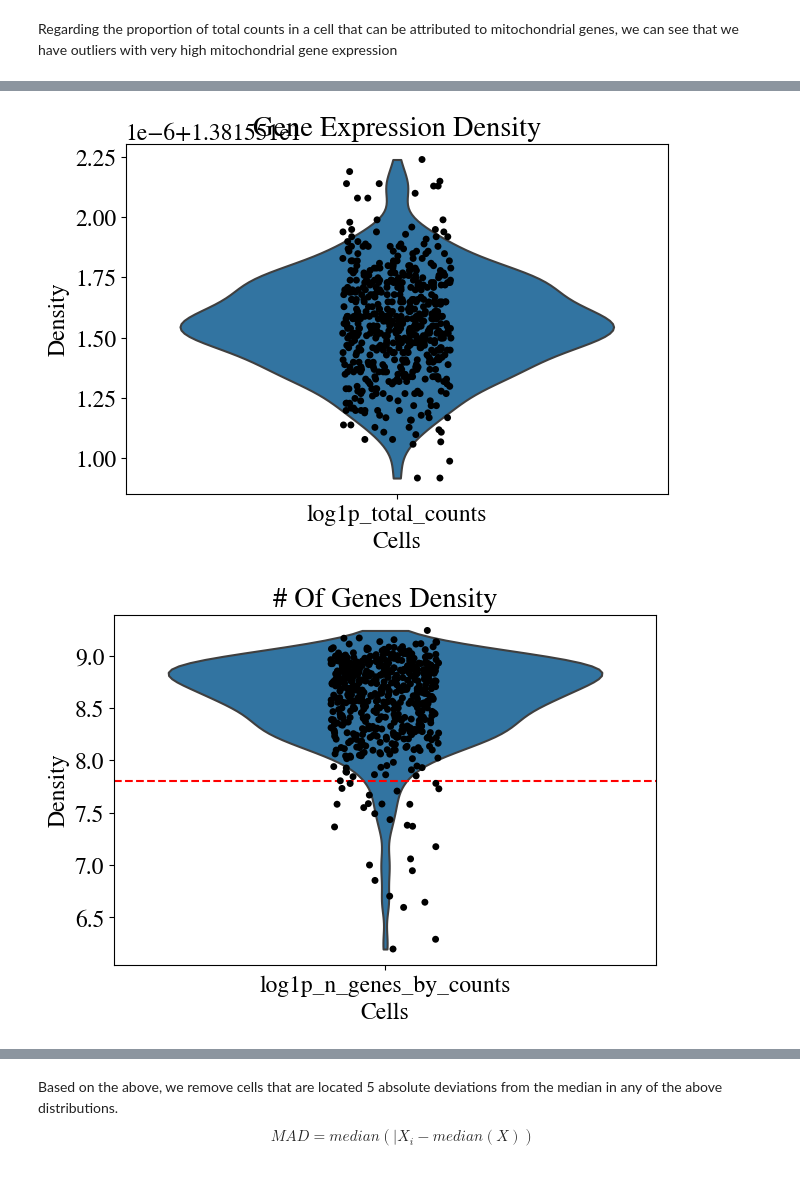
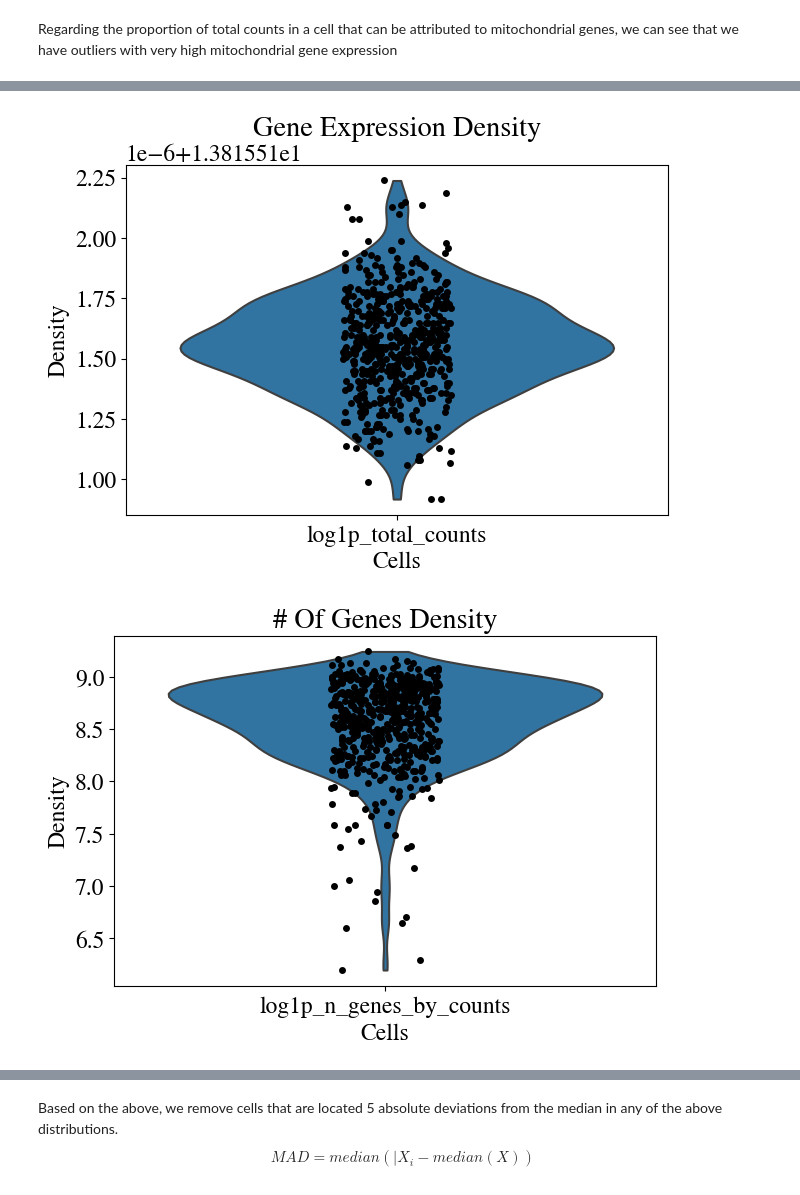
Before and after one commit to KyriakosPsa/BreastCancer-SingleCell, a Jupyter notebook: preprocessing.ipynb, the cells around one changed output, grey strips where cells are left out. Cells and saved outputs as stored; diff of their text form; code cells hidden in the pictures.

```diff
--- a/preprocessing.ipynb
+++ b/preprocessing.ipynb
@@ -78,6 +75,7 @@ We have a counts matrix with 563 observations and 57915 genes. As you can see in
 cadata = adata[14:]
 print(f"Cell adata obvervations: {cadata.obs_names}\n")
 padata = adata[:14]
+padata = padata[padata.obs_names != 'BC01_Tumor']
 print(f"Pool cell adata observations: {padata.obs_names}\n")
 # %% [output]
 Cell adata obvervations: Index(['BC01_02', 'BC01_03', 'BC01_04', 'BC01_05', 'BC01_06', 'BC01_08',
@@ -182,6 +142,7 @@ Before proceeding with cell & gene filtering we annotate quality control metrics
 # %%
 sc.pp.calculate_qc_metrics(cadata, qc_vars=["mt"], inplace=True, percent_top=[20], log1p=True
 )
+sc.pp.calculate_qc_metrics(padata, inplace=True, log1p=True)
 cadata
 # %% [output]
 AnnData object with n_obs × n_vars = 549 × 36123
@@ -206,17 +161,15 @@ plt.xlabel("Cells")
 plt.ylabel("Density")
 plt.show()
 # %% [output]
-[figure, old version]
+[figure, new version]
 # %%
 sc.pl.violin(cadata, "log1p_n_genes_by_counts", show =False, size = 5)
 plt.title("# Of Genes Density")
 plt.xlabel("Cells")
 plt.ylabel("Density")
-plt.axhline(y=7.8, color='red', linestyle='--')
-
 plt.show()
 # %% [output]
-[figure, old version]
+[figure, new version]
 # %%
 sc.pl.violin(cadata, "pct_counts_in_top_20_genes", show =False, size = 5)
 plt.title("% Total Expression of the 20 most expressed genes")
```
Also changed, not shown: parts of 68 cells of this notebook.
